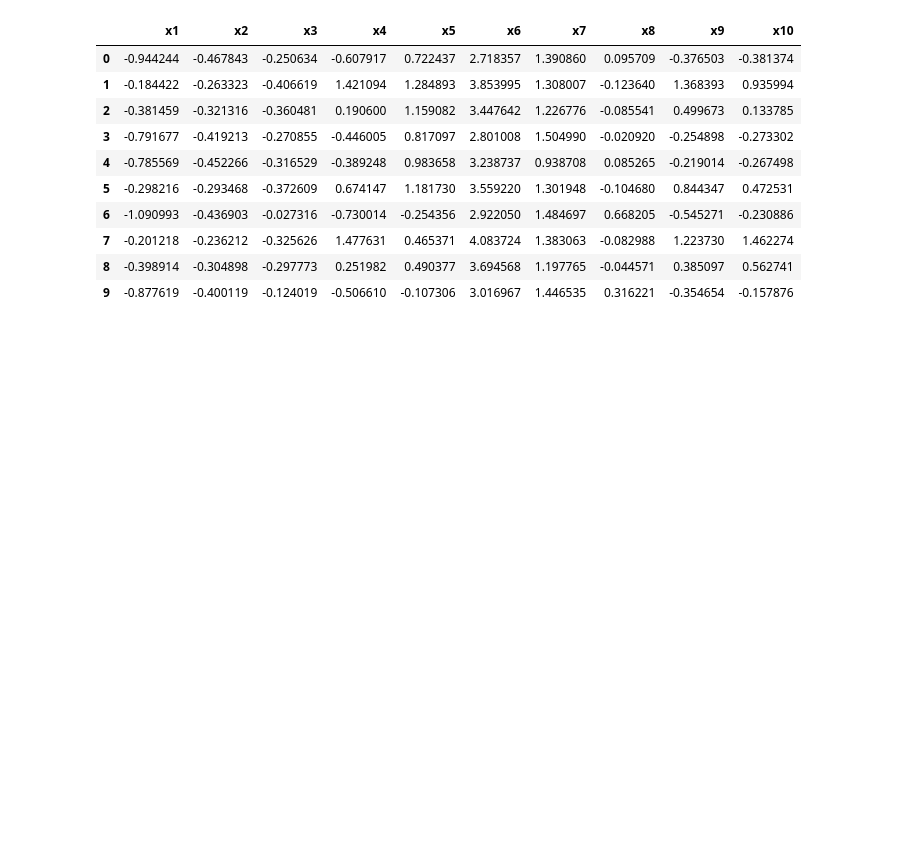
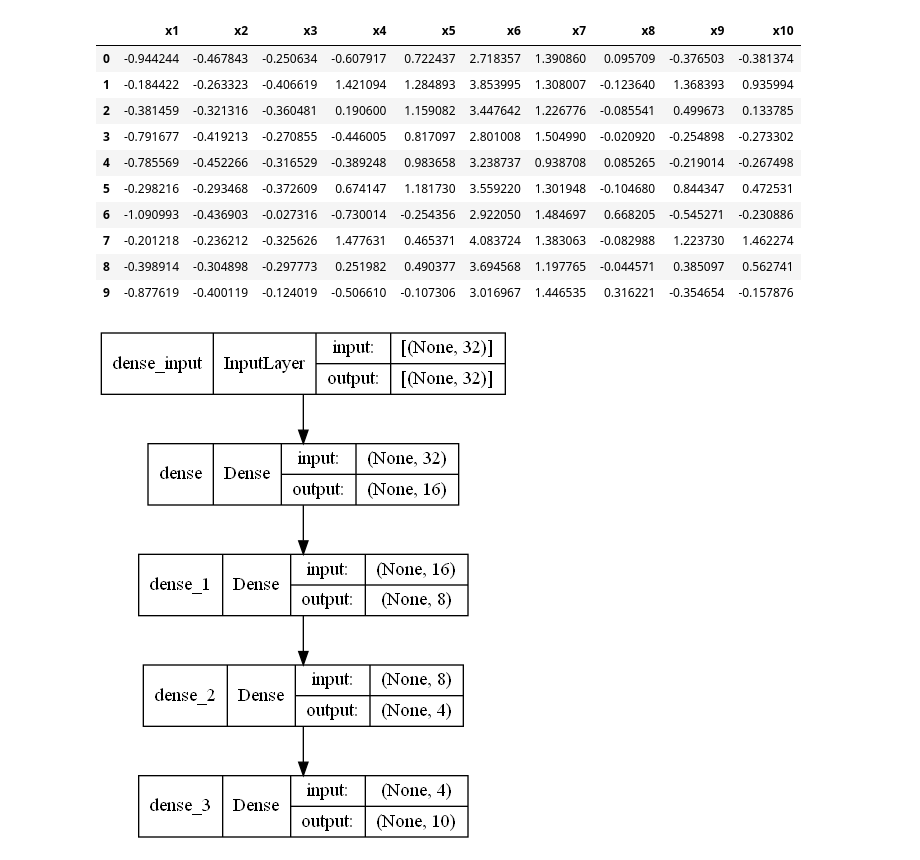
Before and after one commit to nav-neit/Stability-of-Perovskite-Materials-using-DeepLearning, a Jupyter notebook: perovskite_feature_encoder/feature_extractor.ipynb, the cells around one changed output. Saved outputs shown, nothing was run; the diff lists cells and outputs as text; code cells hidden in the pictures; blank space fills up the shorter version.

```diff
--- a/perovskite_feature_encoder/feature_extractor.ipynb
+++ b/perovskite_feature_encoder/feature_extractor.ipynb
@@ -124,3 +124,8 @@ y_df = df[['ind_gap','heat_of_formation']]
 data_final = pd.concat([df_new,y_df],axis=1)
 # %%
 data_final.to_csv('../deeplearningModel/encoded_dataset.csv')
+# %%
+from tensorflow.keras.utils import plot_model
+plot_model(autoencoder.encoder, to_file='encoder.png',show_shapes=True)
+# %% [output]
+[figure, added]
```
Also changed, not shown: parts of 1 cell of this notebook, 2 other files.
